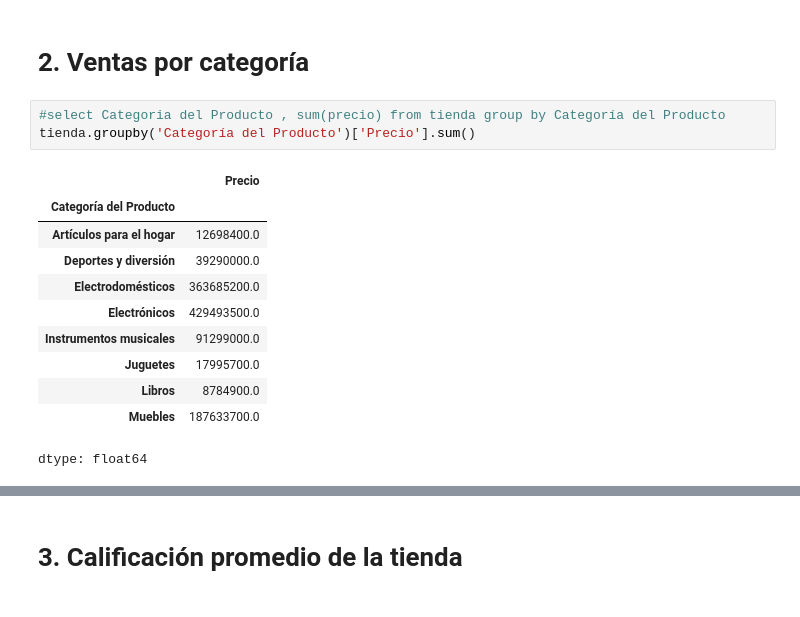
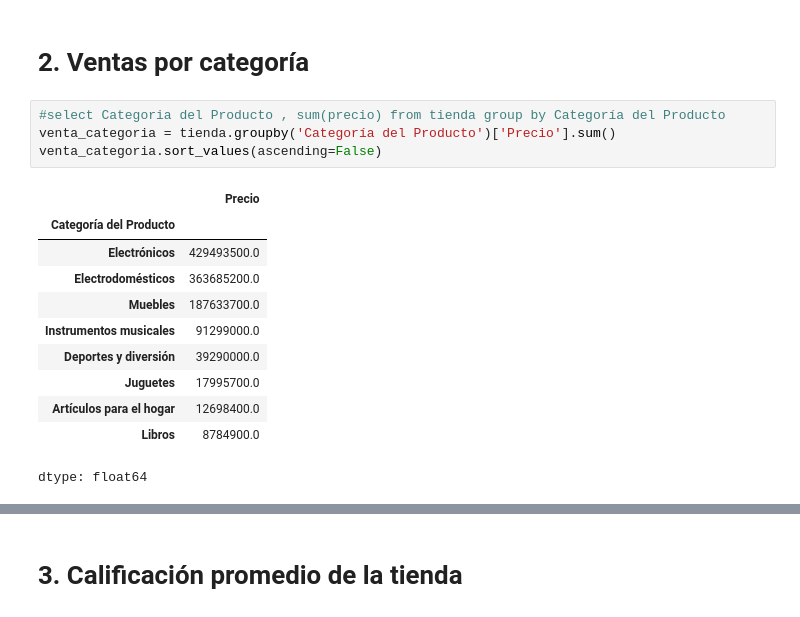
Before and after one commit to lauralara13021/data-science-latam, a Jupyter notebook: AluraStoreLatam.ipynb, the cells around one changed output, grey strips where cells are left out. Cells and saved outputs as stored; diff of their text form.

Commit message:
identificación de top de ventas por categoría

```diff
--- a/AluraStoreLatam.ipynb
+++ b/AluraStoreLatam.ipynb
@@ -49,17 +58,18 @@ ingreso tienda
 # 2. Ventas por categoría
 # %%
 #select Categoria del Producto , sum(precio) from tienda group by Categoría del Producto
-tienda.groupby('Categoría del Producto')['Precio'].sum()
+venta_categoria = tienda.groupby('Categoría del Producto')['Precio'].sum()
+venta_categoria.sort_values(ascending=False)
 # %% [output]
 |  | Precio |
 | Categoría del Producto |  |
+| Electrónicos | 429493500.0 |
+| Electrodomésticos | 363685200.0 |
+| Muebles | 187633700.0 |
+| Instrumentos musicales | 91299000.0 |
+| Deportes y diversión | 39290000.0 |
+| Juguetes | 17995700.0 |
 | Artículos para el hogar | 12698400.0 |
-| Deportes y diversión | 39290000.0 |
-| Electrodomésticos | 363685200.0 |
-| Electrónicos | 429493500.0 |
-| Instrumentos musicales | 91299000.0 |
-| Juguetes | 17995700.0 |
 | Libros | 8784900.0 |
-| Muebles | 187633700.0 |
 dtype: float64
 # %%
```
Also changed, not shown: parts of 5 cells of this notebook.
